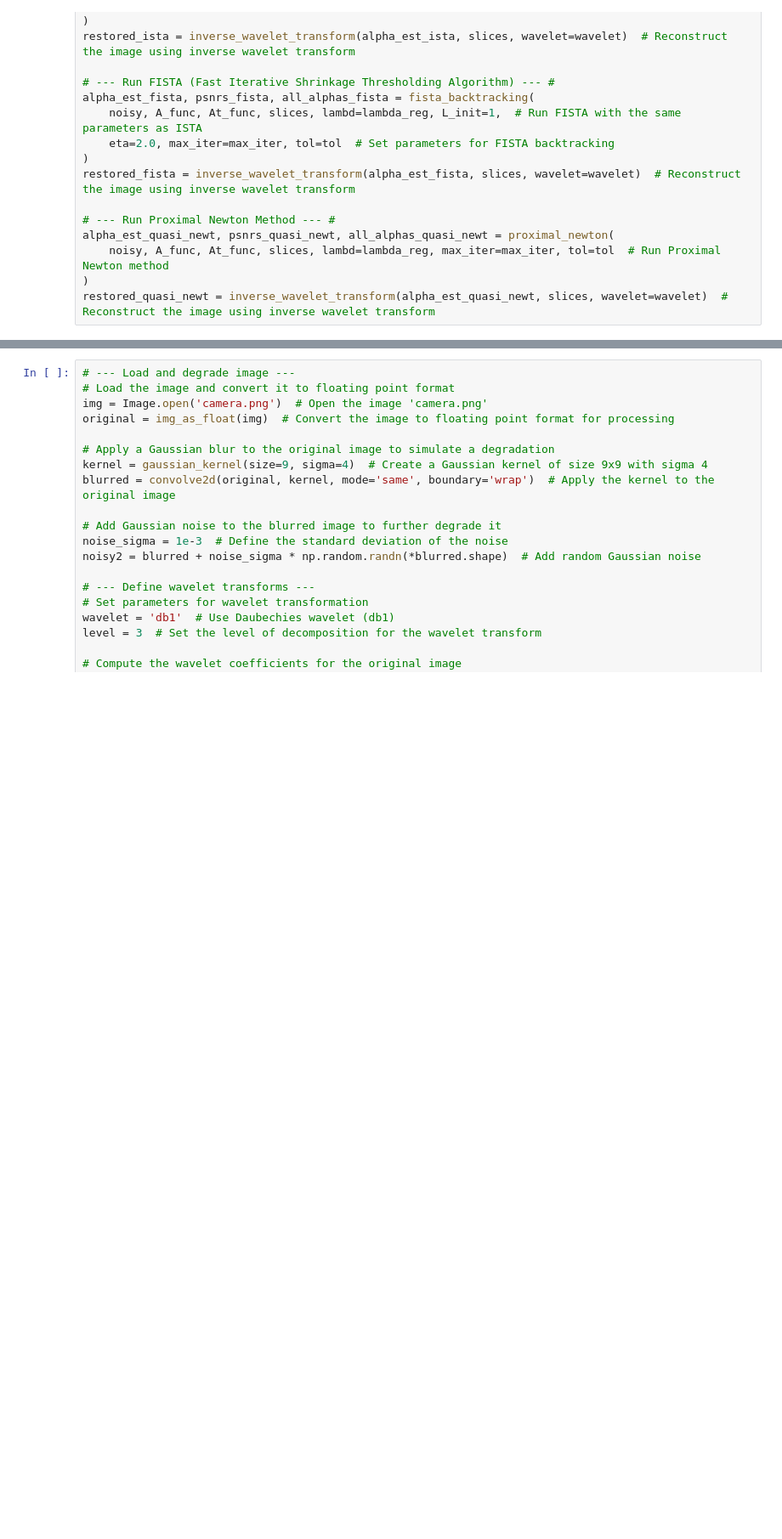
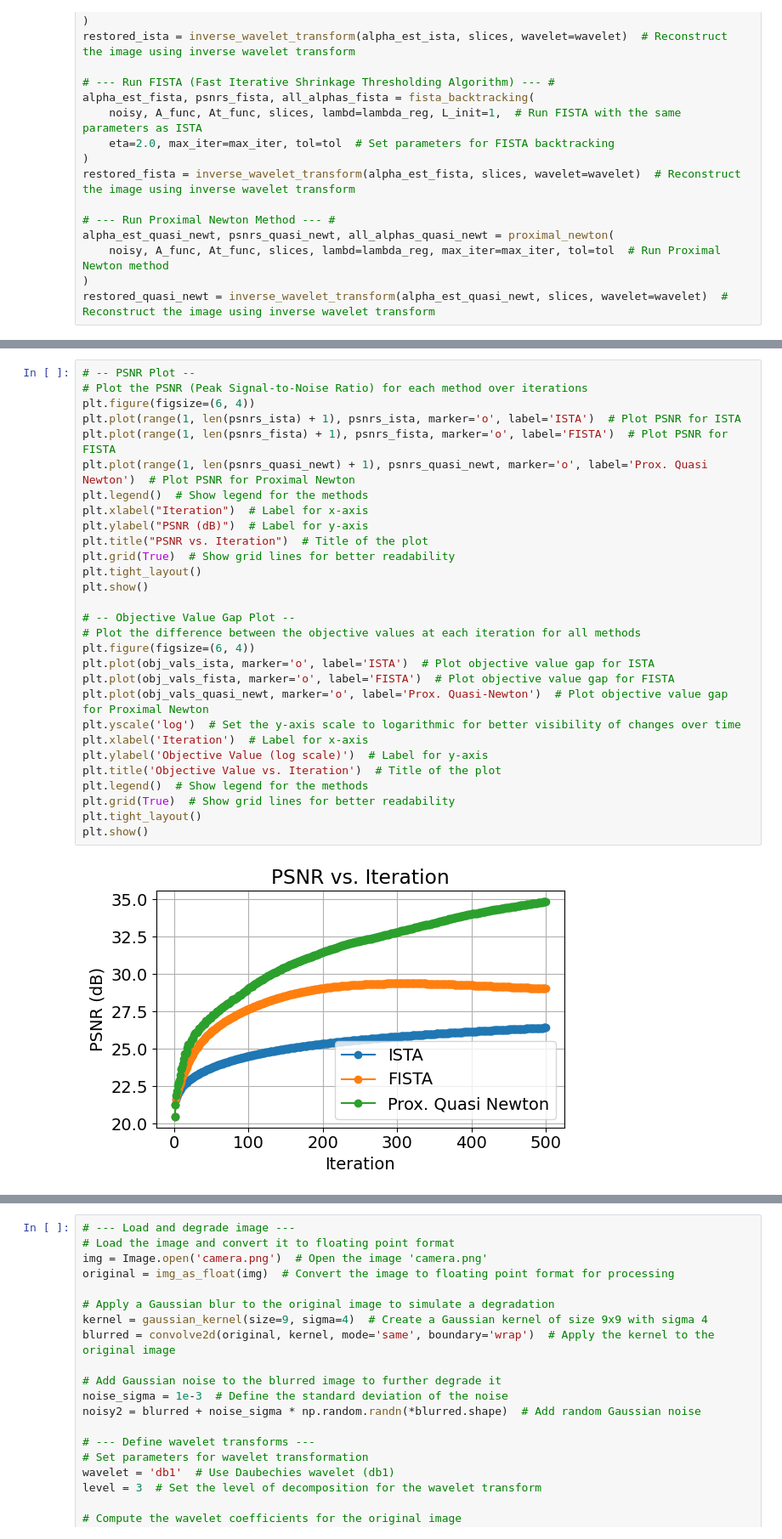
Before and after one commit to geoandrs/Convex-Optimization, a Jupyter notebook: Final_Convex_Project.ipynb, the cells around one changed output, grey strips where cells are left out. Shown at 85% size. Cells and saved outputs as stored; diff of their text form; blank space fills up the shorter version.

```diff
--- a/Final_Convex_Project.ipynb
+++ b/Final_Convex_Project.ipynb
@@ -417,0 +389,31 @@ plt.show()
+# %%
+# -- PSNR Plot --
+# Plot the PSNR (Peak Signal-to-Noise Ratio) for each method over iterations
+plt.figure(figsize=(6, 4))
+plt.plot(range(1, len(psnrs_ista) + 1), psnrs_ista, marker='o', label='ISTA')  # Plot PSNR for ISTA
+plt.plot(range(1, len(psnrs_fista) + 1), psnrs_fista, marker='o', label='FISTA')  # Plot PSNR for FISTA
+plt.plot(range(1, len(psnrs_quasi_newt) + 1), psnrs_quasi_newt, marker='o', label='Prox. Quasi Newton')  # Plot PSNR for Proximal Newton
+plt.legend()  # Show legend for the methods
+plt.xlabel("Iteration")  # Label for x-axis
+plt.ylabel("PSNR (dB)")  # Label for y-axis
+plt.title("PSNR vs. Iteration")  # Title of the plot
+plt.grid(True)  # Show grid lines for better readability
+plt.tight_layout()
+plt.show()
+
+# -- Objective Value Gap Plot --
+# Plot the difference between the objective values at each iteration for all methods
+plt.figure(figsize=(6, 4))
+plt.plot(obj_vals_ista, marker='o', label='ISTA')  # Plot objective value gap for ISTA
+plt.plot(obj_vals_fista, marker='o', label='FISTA')  # Plot objective value gap for FISTA
+plt.plot(obj_vals_quasi_newt, marker='o', label='Prox. Quasi-Newton')  # Plot objective value gap for Proximal Newton
+plt.yscale('log')  # Set the y-axis scale to logarithmic for better visibility of changes over time
+plt.xlabel('Iteration')  # Label for x-axis
+plt.ylabel('Objective Value (log scale)')  # Label for y-axis
+plt.title('Objective Value vs. Iteration')  # Title of the plot
+plt.legend()  # Show legend for the methods
+plt.grid(True)  # Show grid lines for better readability
+plt.tight_layout()
+plt.show()
+# %% [output]
+[figure, added]
```
Also changed, not shown: parts of 5 cells of this notebook.
